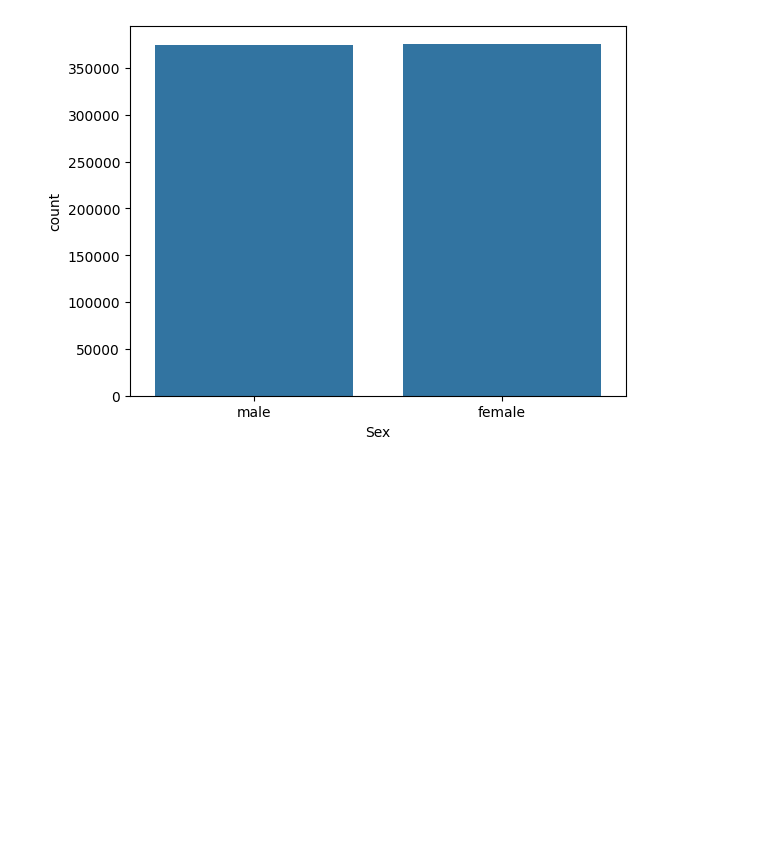
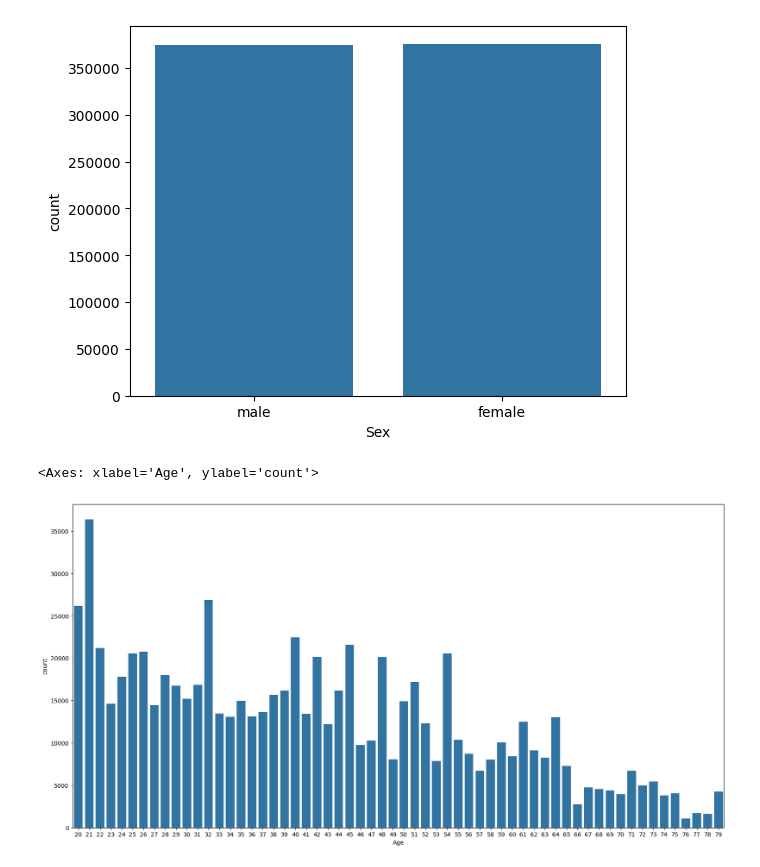
Before and after one commit to Abu-Taher01/Predict-Calorie-Expenditure, a Jupyter notebook: Welcome_To_Colab.ipynb, the cells around one changed output. Drawn from its saved outputs; the diff is of its cells as text; code cells hidden in the pictures; blank space fills up the shorter version.

```diff
--- a/Welcome_To_Colab.ipynb
+++ b/Welcome_To_Colab.ipynb
@@ -237,3 +239,9 @@ sns.countplot(train_df,x='Sex')
 # %% [output]
 <Axes: xlabel='Sex', ylabel='count'>
 [figure]
+# %%
+plt.figure(figsize=(20,10))
+sns.countplot(train_df,x='Age')
+# %% [output]
+<Axes: xlabel='Age', ylabel='count'>
+[figure, added]
```
Also changed, not shown: parts of 4 cells of this notebook.
